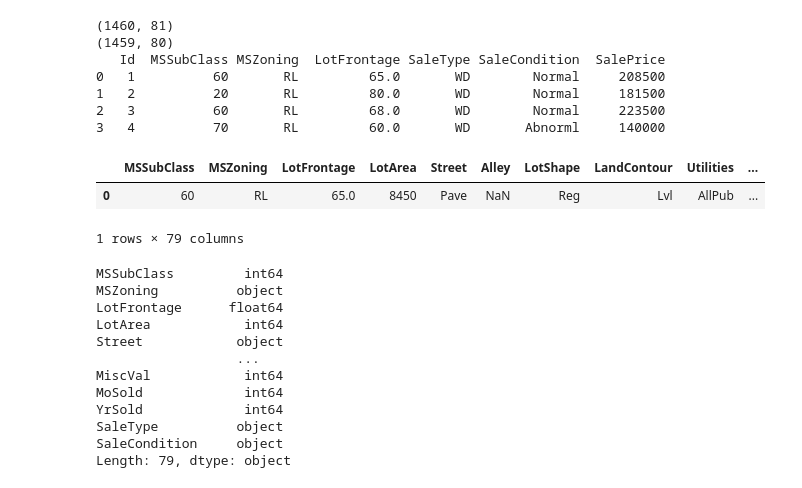
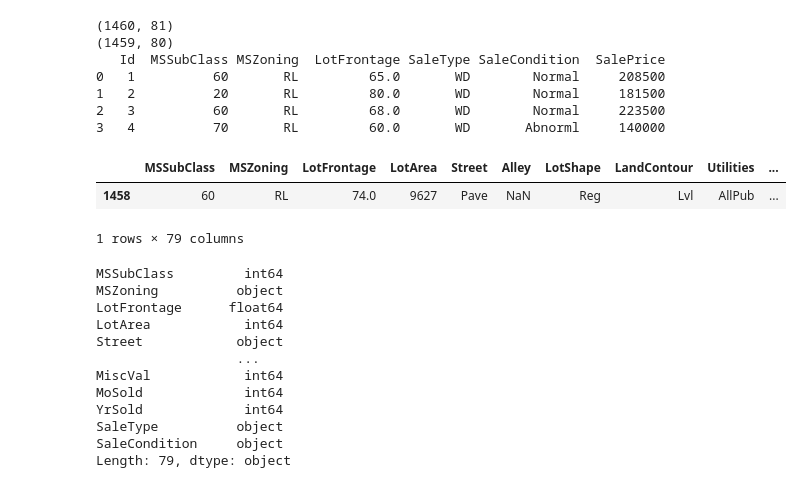
Before and after one commit to dqnn/mlcode, a Jupyter notebook: ml-training-code/ch4_Multilayer Perceptrons/kaggle_house_price_predictions.ipynb, the cells around one changed output. Cells and saved outputs as stored; diff of their text form; code cells hidden in the pictures.

```diff
--- a/ml-training-code/ch4_Multilayer Perceptrons/kaggle_house_price_predictions.ipynb
+++ b/ml-training-code/ch4_Multilayer Perceptrons/kaggle_house_price_predictions.ipynb
@@ -92,14 +92,14 @@ print(train_data.iloc[0:4, [0,1,2,3,-3,-2,-1]])
 3   4          70       RL         60.0       WD       Abnorml     140000
 # %%
 # remove first column from train and test data, which is no use for model training
-#train_data.iloc[:,1:-1] --> remove id and label
+#train_data.iloc[:,1:-1] --> remove id and sale price, later saleprice is from train_data
 #test_data.iloc[:,1:] --> remove id but keep label
 
 all_features=pd.concat((train_data.iloc[:,1:-1], test_data.iloc[:,1:]))
-all_features[0:1]
+all_features[-1:]
 # %% [output]
 |  | MSSubClass | MSZoning | LotFrontage | LotArea | Street | Alley | LotShape | LandContour | Utilities | ... |
-| 0 | 60 | RL | 65.0 | 8450 | Pave | NaN | Reg | Lvl | AllPub | ... |
+| 1458 | 60 | RL | 74.0 | 9627 | Pave | NaN | Reg | Lvl | AllPub | ... |
 1 rows × 79 columns
 # %%
 all_features.dtypes
```
Also changed, not shown: parts of 7 cells of this notebook.
